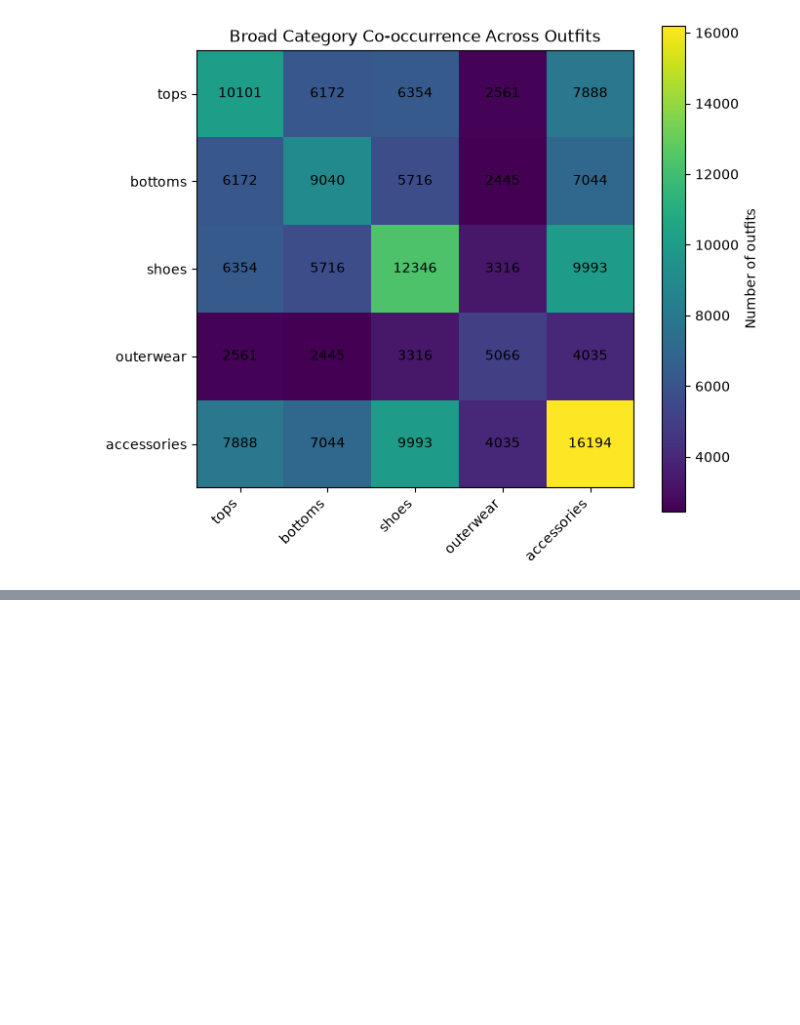
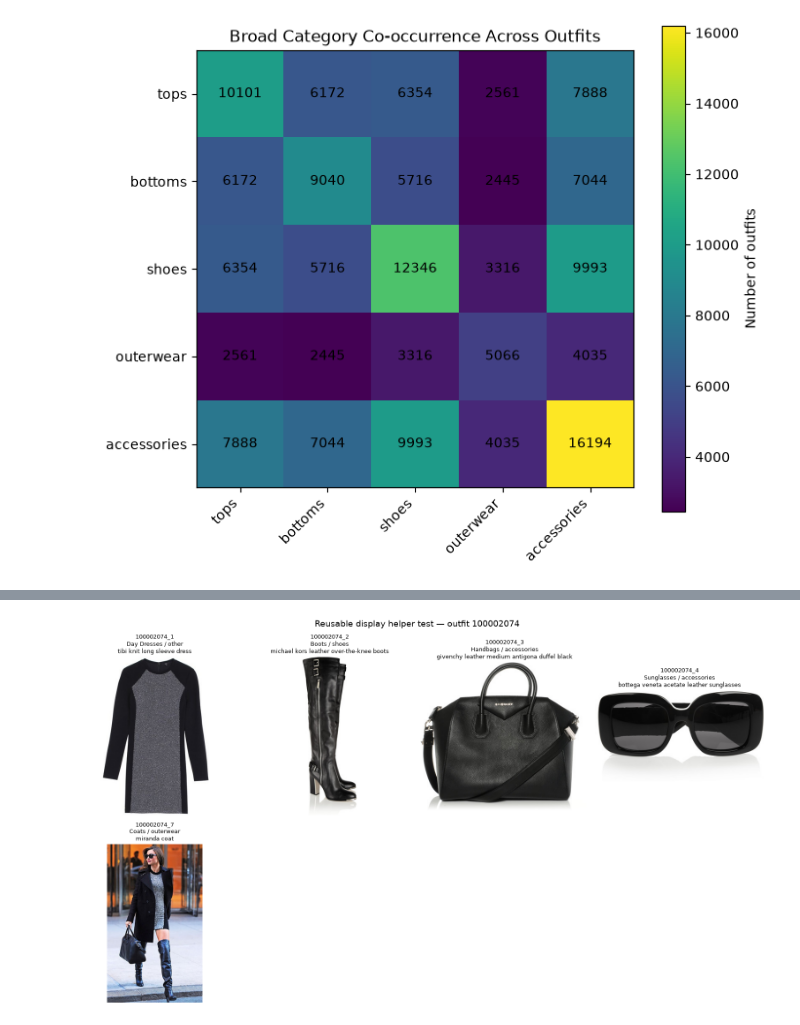
Before and after one commit to farzadismyid/evidence_fashion_recommender, a Jupyter notebook: notebook.ipynb, the cells around one changed output, grey strips where cells are left out. Cells and saved outputs as stored; diff of their text form; code cells hidden in the pictures; blank space fills up the shorter version.

Commit message:
Add reusable item display helper

```diff
--- a/notebook.ipynb
+++ b/notebook.ipynb
@@ -1085,3 +1085,92 @@ Broad category co-occurrence matrix:
 | outerwear | 2561 | 2445 | 3316 | 5066 | 4035 |
 | accessories | 7888 | 7044 | 9993 | 4035 | 16194 |
 [figure]
+# %%
+# Cell 18: Reusable visual display helper for items
+# RUN EVERY SESSION AFTER DATASET AND METADATA ARE LOADED
+
+def display_items_grid(items_table, title="Items", max_items=8, image_index_column="original_dataset_index"):
+    """
+    Display a grid of item images using original Hugging Face dataset indexes.
+    Expected columns include item_ID, category, text, and original_dataset_index.
+    """
+    if items_table.empty:
+        print("No items to display.")
+        return
+
+    display_table = items_table.head(max_items).copy()
+    n_items = len(display_table)
+
+    cols = min(n_items, 4)
+    rows = math.ceil(n_items / cols)
+
+    fig, axes = plt.subplots(rows, cols, figsize=(4 * cols, 4.5 * rows))
+
+    if rows == 1 and cols == 1:
+        axes = np.array([[axes]])
+    elif rows == 1:
+        axes = np.array([axes])
+    elif cols == 1:
+        axes = np.array([[axis] for axis in axes])
+
+    axes_flat = axes.flatten()
+
+    for axis in axes_flat:
+        axis.axis("off")
+
+    for axis, (_, row) in zip(axes_flat, display_table.iterrows()):
+        dataset_index = int(row[image_index_column])
+        image = main_split[dataset_index]["image"]
+
+        axis.imshow(image)
+        axis.axis("off")
+
+        label = (
+            f"{row['item_ID']}\n"
+            f"{row['category']}"
+        )
+
+        if "broad_category" in row:
+            label += f" / {row['broad_category']}"
+        elif "query_category" in row:
+            label += f" / {row['query_category']}"
+
+        label += f"\n{str(row['text'])[:45]}"
+
+        axis.set_title(label, fontsize=9)
+
+    plt.suptitle(title, fontsize=14)
+    plt.tight_layout()
+    plt.show()
+
+    table_columns = [
+        column for column in [
+            "item_ID",
+            "outfit_ID",
+            "item_position",
+            "category",
+            "broad_category",
+            "query_category",
+            "text",
+        ]
+        if column in display_table.columns
+    ]
+
+    display(display_table[table_columns])
+
+
+# Test the helper on one usable outfit
+example_usable_outfit_id = usable_outfits_df.iloc[0]["outfit_ID"]
+
+example_items = (
+    query_items_df[query_items_df["outfit_ID"] == example_usable_outfit_id]
+    .sort_values("item_position")
+)
+
+print("Testing display helper with outfit_ID:", example_usable_outfit_id)
+display_items_grid(
+    example_items,
+    title=f"Reusable display helper test — outfit {example_usable_outfit_id}",
+    max_items=8
+)
+# %% [output]
@@ -1087,0 +1178 @@ Broad category co-occurrence matrix:
+[figure, added]
```
Also changed, not shown: parts of 1 cell of this notebook.
